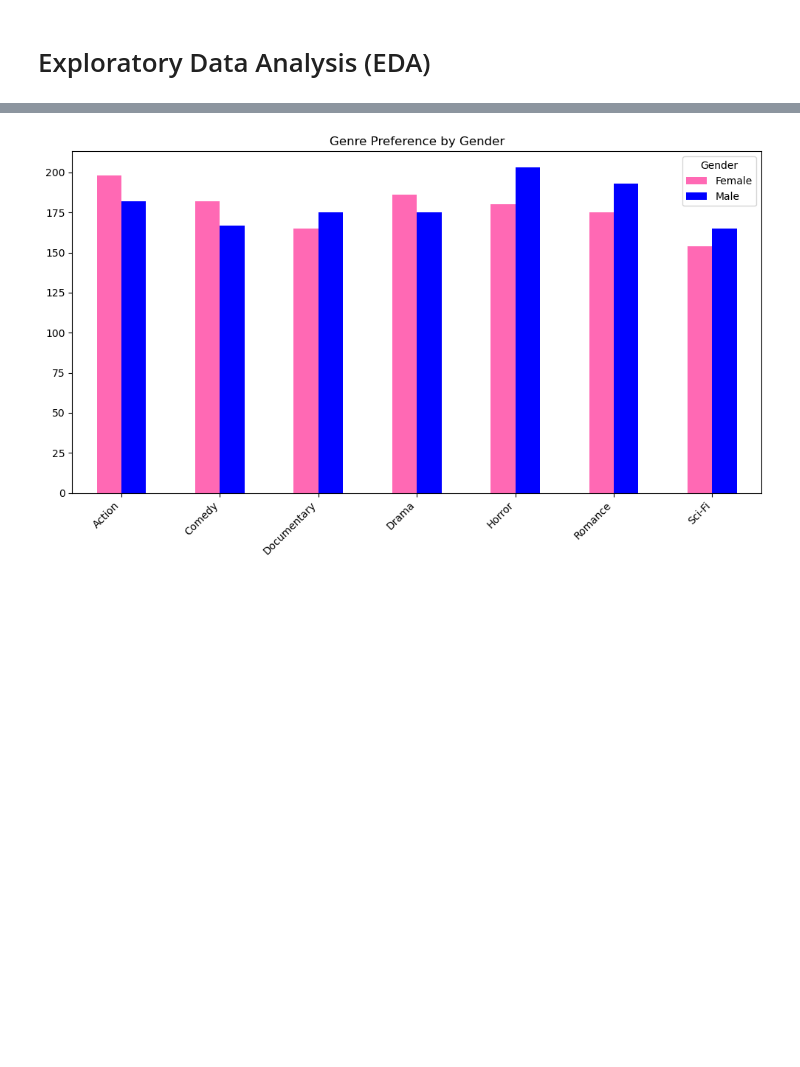
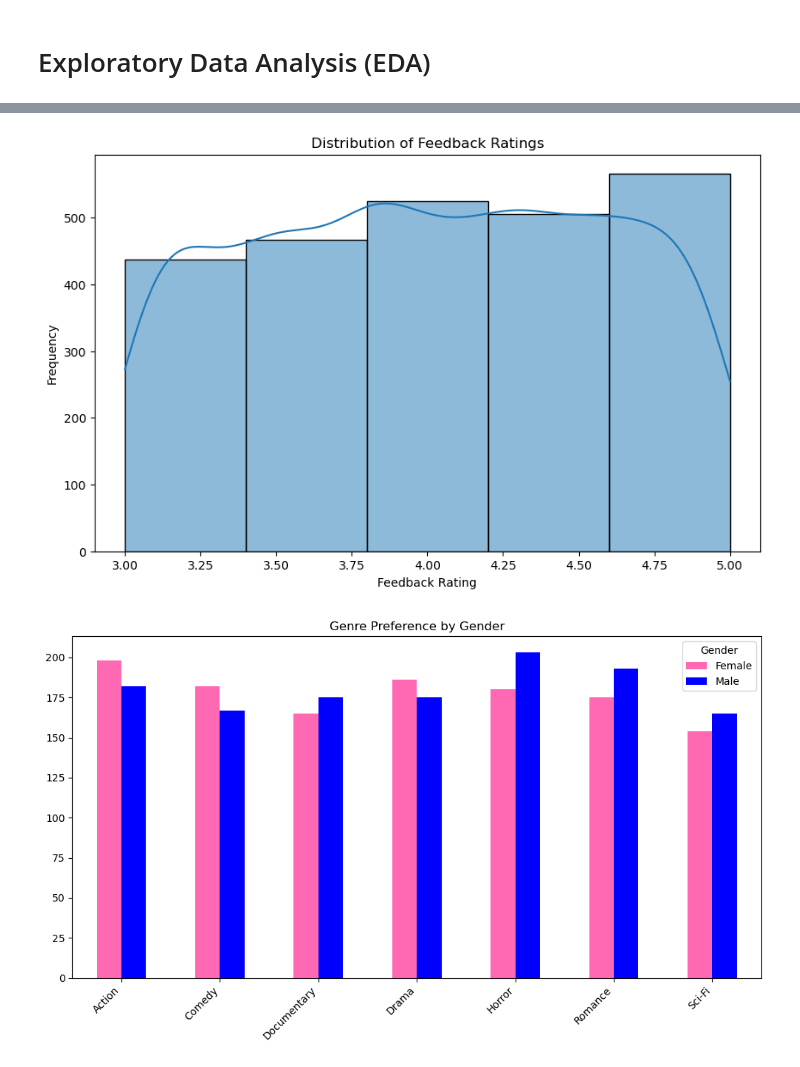
Before and after one commit to LEdwards-Analytics/Predictive-Modeling-for-Amazon-Prime-Subscription-Plans-Insights-from-User-Data, a Jupyter notebook: notebooks/Amazon Prime Users Analysis.ipynb, the cells around one changed output, grey strips where cells are left out. Saved outputs shown, nothing was run; the diff lists cells and outputs as text; code cells hidden in the pictures; blank space fills up the shorter version.

```diff
--- a/notebooks/Amazon Prime Users Analysis.ipynb
+++ b/notebooks/Amazon Prime Users Analysis.ipynb
@@ -203,3 +189,15 @@ plt.show()
+# %%
+# Plot: Histogram of Feedback Ratings
+plt.figure(figsize=(10,6))
+
+plot = sns.histplot(data=data, x='Feedback/Ratings', bins=5, kde=True)
+plot.set_title('Distribution of Feedback Ratings')
+plot.set_xlabel('Feedback Rating')
+plot.set_ylabel('Frequency')
+
+plt.show()
+# %% [output]
+[figure, added]
 # %%
 # Group data by gender and favorite genres, and calculate counts
 genre_summary = data.groupby(['Gender', 'Favorite Genres']).size().reset_index(name='Count')
```
Also changed, not shown: parts of 10 cells of this notebook, 1 other file.
